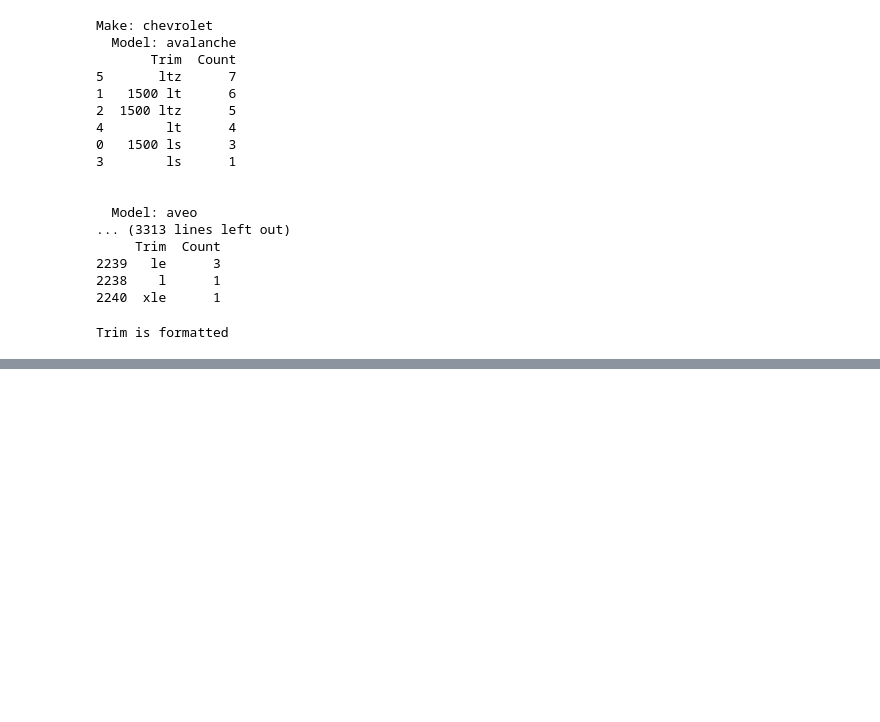
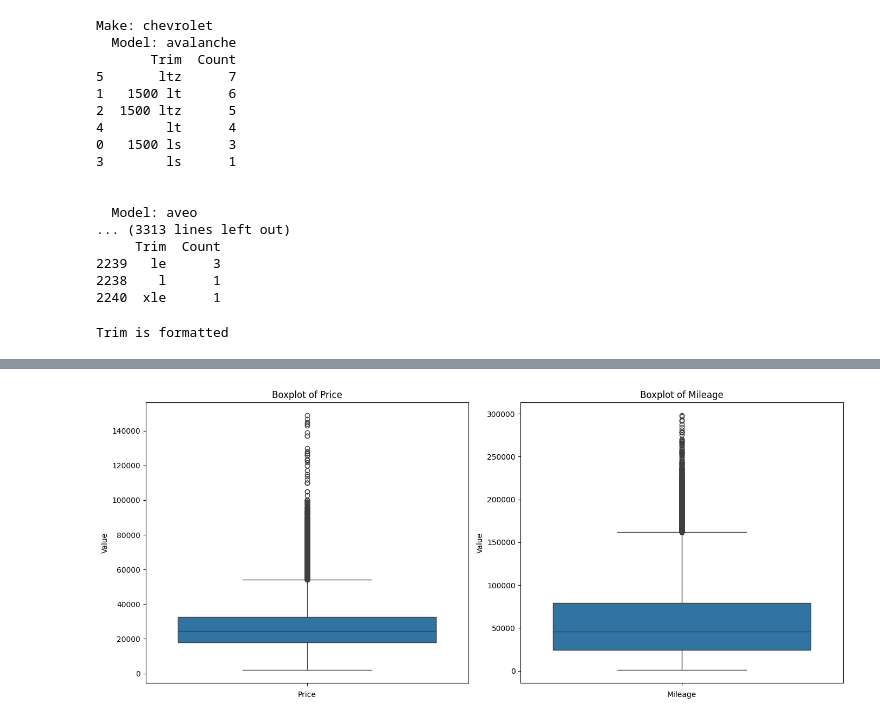
Before and after one commit to zmosDS/Dealership-Pricing-Optimization-Tool, a Jupyter notebook: data/data_cleaning.ipynb, the cells around one changed output, grey strips where cells are left out. Drawn from its saved outputs; the diff is of its cells as text; code cells hidden in the pictures; blank space fills up the shorter version.

```diff
--- a/data/data_cleaning.ipynb
+++ b/data/data_cleaning.ipynb
@@ -958,0 +1248,20 @@ Trim is formatted
+# %%
+def plot_boxplots(df, column_names):
+    """
+    Plots boxplots for the specified columns to visually inspect for outliers.
+    """
+    plt.figure(figsize=(14, 6))
+    for i, column_name in enumerate(column_names, 1):
+        plt.subplot(1, len(column_names), i)
+        sns.boxplot(y=df[column_name])
+        plt.title(f'Boxplot of {column_name}')
+        plt.xlabel(column_name)
+        plt.ylabel('Value')
+
+    plt.tight_layout()
+    plt.show()
+
+# Plot vertical boxplots to visualize outliers in 'Price' and 'Mileage'
+plot_boxplots(df_raw, ['Price', 'Mileage'])
+# %% [output]
+[figure, added]
```
Also changed, not shown: parts of 41 cells of this notebook.
